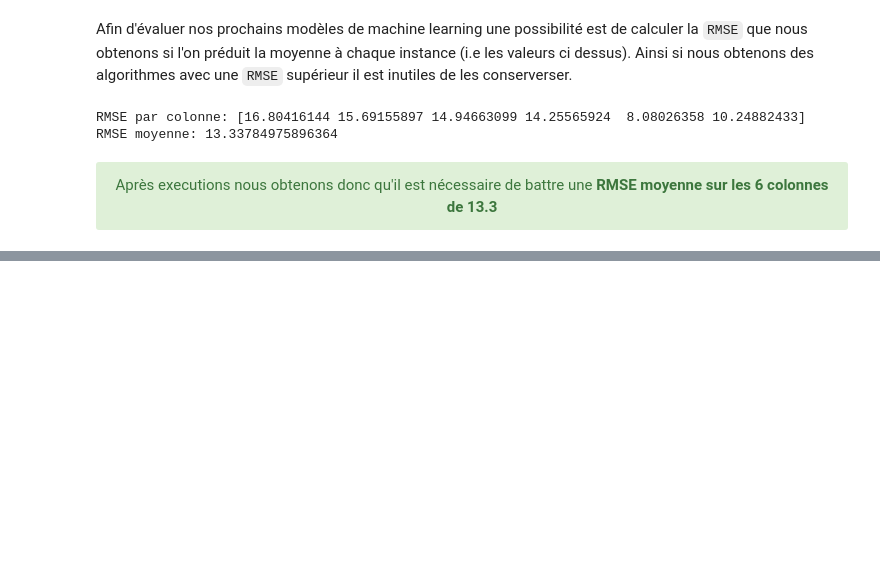
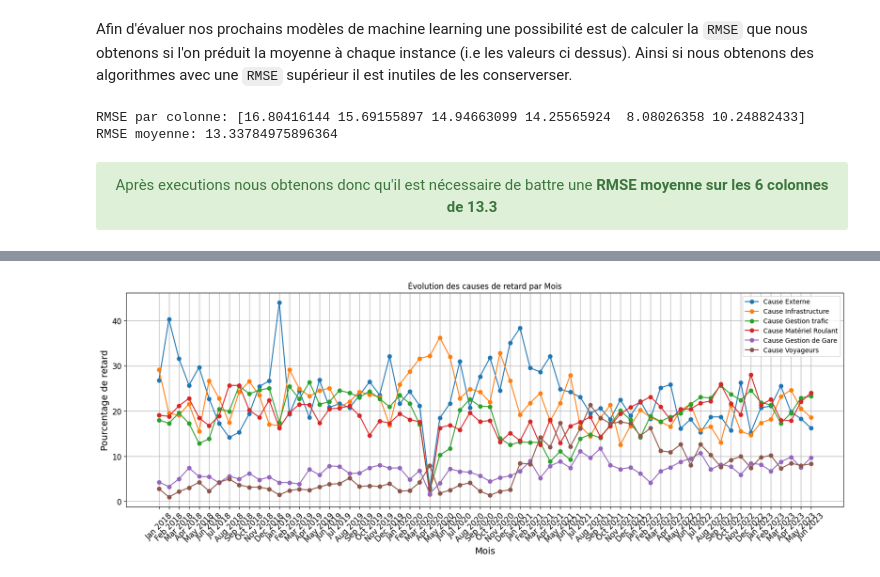
Before and after one commit to AxelV-hub/machine-learning-sncf-delay-estimation, a Jupyter notebook: notebooks/DelayClassification.ipynb, the cells around one changed output, grey strips where cells are left out. Saved outputs shown, nothing was run; the diff lists cells and outputs as text; code cells hidden in the pictures; blank space fills up the shorter version.

```diff
--- a/notebooks/DelayClassification.ipynb
+++ b/notebooks/DelayClassification.ipynb
@@ -156,0 +196,4 @@ plt.show()
+# %%
+
+df_month_group_by_month = df_base.groupby("date")[["prct_cause_externe", "prct_cause_infra", "prct_cause_gestion_trafic", "prct_cause_materiel_roulant", "prct_cause_gestion_gare", "prct_cause_prise_en_charge_voyageurs"]].mean().reset_index()
+df_month_group_by_month.describe()
@@ -156,0 +210,23 @@ plt.show()
+# %%
+df_month_group_by_month['date'] = pd.to_datetime(df_month_group_by_month['date'])
+df_month_group_by_month['date'] = df_month_group_by_month['date'].dt.to_period('M')
+df_month_group_by_month = df_month_group_by_month.set_index("date")
+df_month_group_by_month.index = df_month_group_by_month.index.strftime('%b %Y')
+
+plt.figure(figsize=(20, 6))
+plt.plot(df_month_group_by_month.index, df_month_group_by_month["prct_cause_externe"], marker='o', label='Cause Externe')
+plt.plot(df_month_group_by_month.index, df_month_group_by_month["prct_cause_infra"], marker='o', label='Cause Infrastructure')
+plt.plot(df_month_group_by_month.index, df_month_group_by_month["prct_cause_gestion_trafic"], marker='o', label='Cause Gestion trafic')
+plt.plot(df_month_group_by_month.index, df_month_group_by_month["prct_cause_materiel_roulant"], marker='o', label='Cause Matériel Roulant')
+plt.plot(df_month_group_by_month.index, df_month_group_by_month["prct_cause_gestion_gare"], marker='o', label='Cause Gestion de Gare')
+plt.plot(df_month_group_by_month.index, df_month_group_by_month["prct_cause_prise_en_charge_voyageurs"], marker='o', label='Cause Voyageurs')
+plt.title("Évolution des causes de retard par Mois")
+plt.xlabel("Mois")
+plt.ylabel("Pourcentage de retard")
+plt.legend()
+plt.grid(True)
+plt.xticks(rotation=45)
+
+plt.show()
+# %% [output]
+[figure, added]
```
Also changed, not shown: parts of 44 cells of this notebook.
